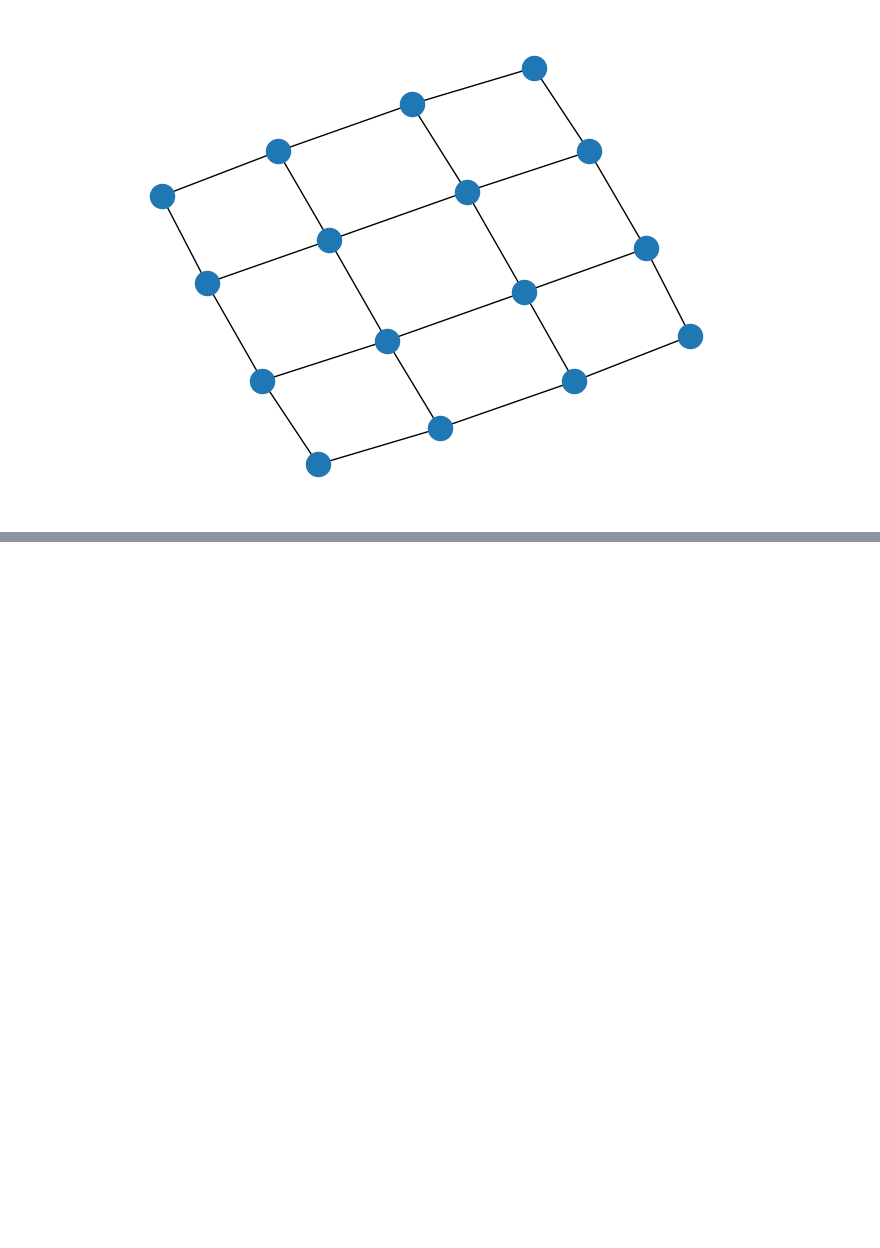
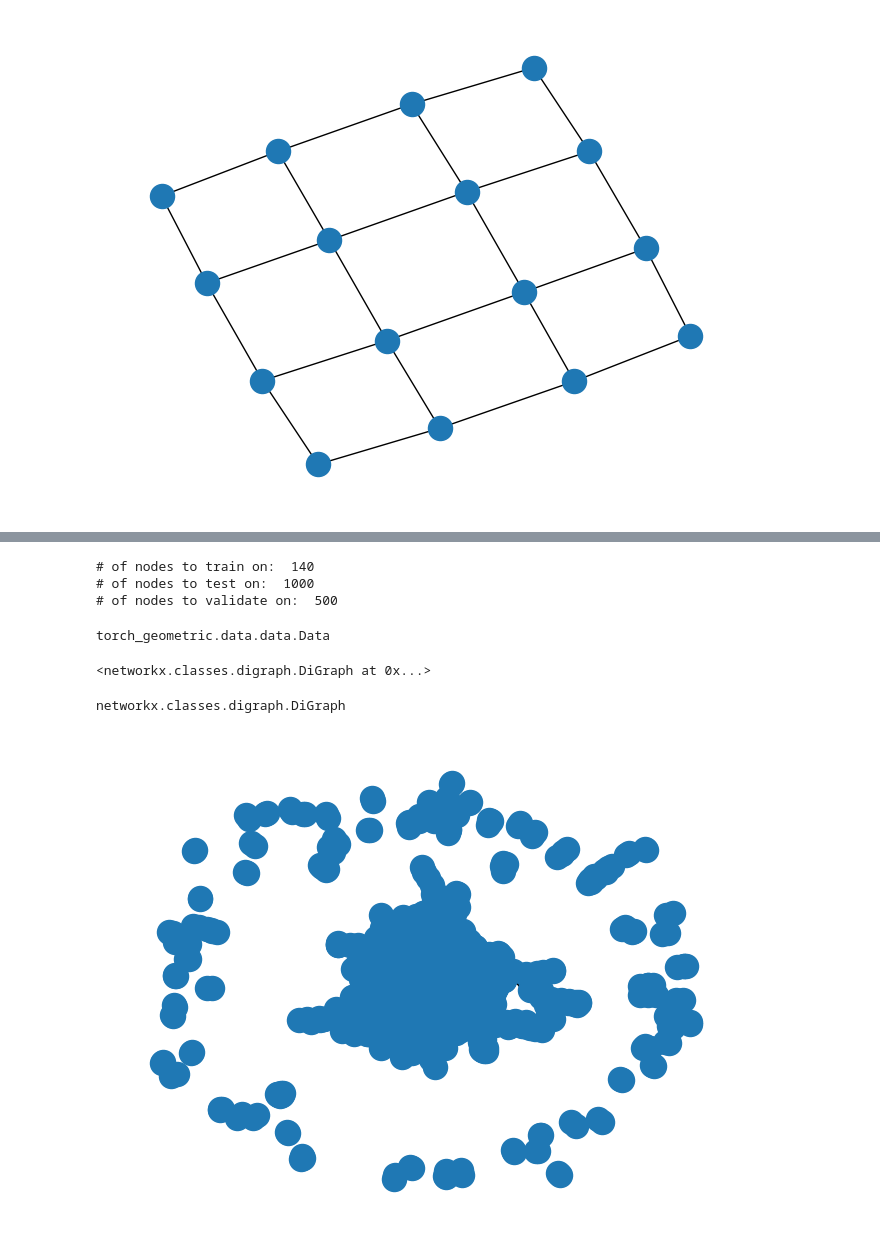
Before and after one commit to SAMANTA1401/graph_neural_network, a Jupyter notebook: notebook/network.ipynb, the cells around one changed output, grey strips where cells are left out. Saved outputs shown, nothing was run; the diff lists cells and outputs as text; code cells hidden in the pictures; blank space fills up the shorter version.

```diff
--- a/notebook/network.ipynb
+++ b/notebook/network.ipynb
@@ -732,0 +818,3 @@ SyntaxError: illegal target for annotation (3665873835.py, line 1)
+# %%
+from torch_geometric.datasets import Planetoid
+cora_dataset = Planetoid(root='tmp/Cora', name='Cora')
@@ -732,0 +853,2 @@ SyntaxError: illegal target for annotation (3665873835.py, line 1)
+# %%
+c_ds = cora_dataset[0]
@@ -732,0 +920,29 @@ SyntaxError: illegal target for annotation (3665873835.py, line 1)
+# %%
+# check training nodes
+print("# of nodes to train on: ", c_ds.train_mask.sum().item())
+# check test nodes
+print("# of nodes to test on: ", c_ds.test_mask.sum().item())
+# check validation nodes
+print("# of nodes to validate on: ", c_ds.val_mask.sum().item())
+# %% [output]
+# of nodes to train on:  140
+# of nodes to test on:  1000
+# of nodes to validate on:  500
+# %%
+type(c_ds)
+# %% [output]
+torch_geometric.data.data.Data
+# %%
+networkX_graph = to_networkx(c_ds)
+# %%
+networkX_graph
+# %% [output]
+<networkx.classes.digraph.DiGraph at 0x...>
+# %%
+type(networkX_graph)
+# %% [output]
+networkx.classes.digraph.DiGraph
+# %%
+nx.draw(networkX_graph)
+# %% [output]
+[figure, added]
```
Also changed, not shown: parts of 70 cells of this notebook, 6 other files.
